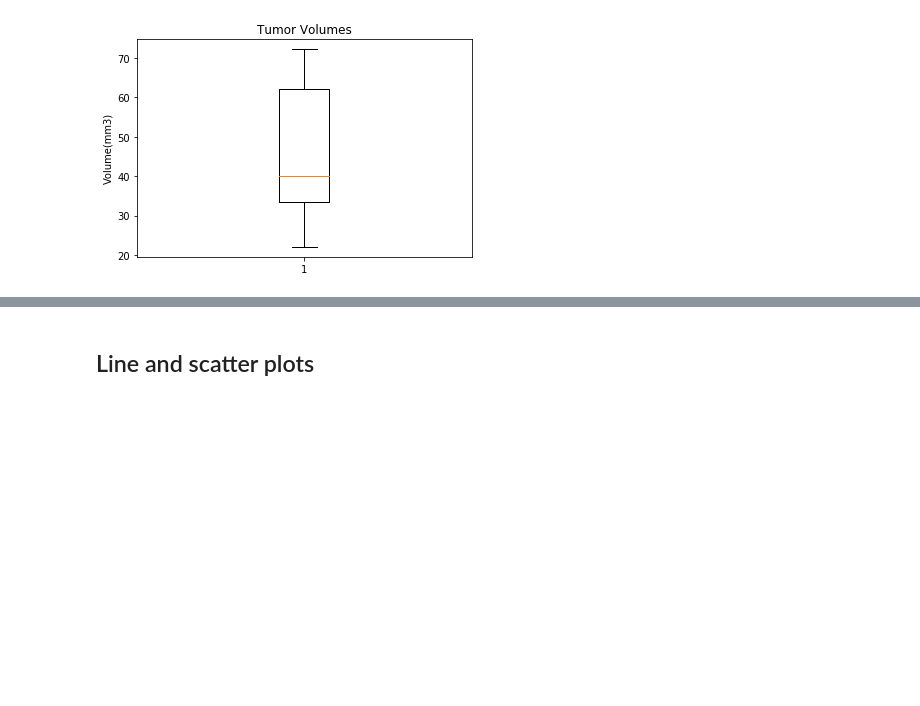
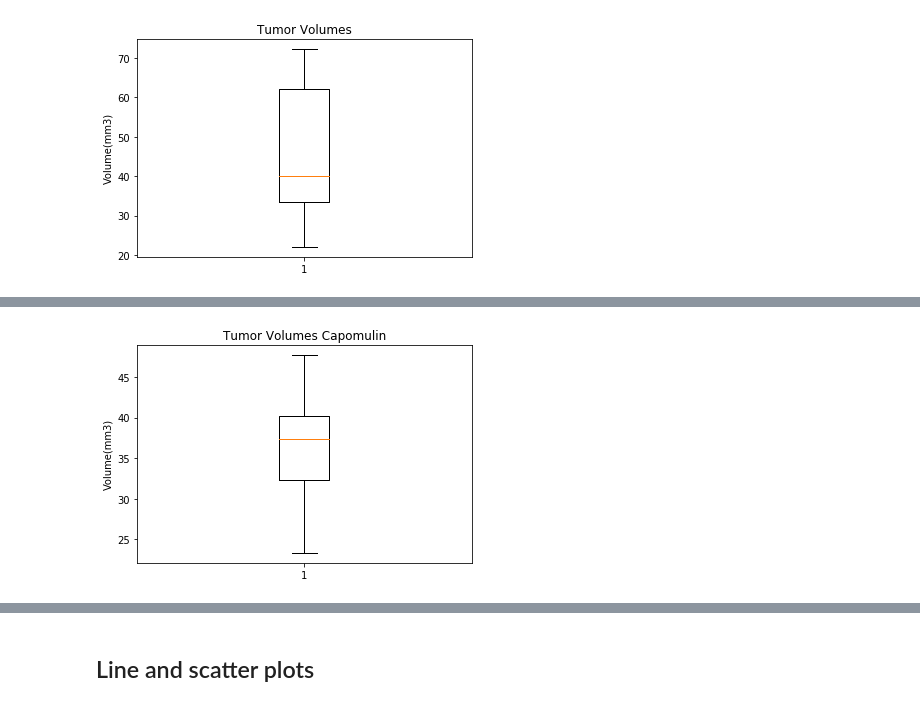
Before and after one commit to fkarimov69/Matplotlib-challenge, a Jupyter notebook: Pymaceuticals/DraftHW.ipynb, the cells around one changed output, grey strips where cells are left out. Cells and saved outputs as stored; diff of their text form; code cells hidden in the pictures; blank space fills up the shorter version.

```diff
--- a/Pymaceuticals/DraftHW.ipynb
+++ b/Pymaceuticals/DraftHW.ipynb
@@ -442,3 +387,7 @@ ax1.boxplot(fin_tumor_bp)
 plt.show()
 # %% [output]
 [figure]
+# %%
+#Generate separate Box plots for 4 most promising Regimens
+tumor_df=fin_tumor_df.reset_index()
+tumor_df
@@ -444,0 +408,4 @@ plt.show()
+# %%
+#df for Capomulin
+capom_tumor=tumor_df[tumor_df['Drug Regimen']=='Capomulin']
+capom_tumor
@@ -444,0 +468,10 @@ plt.show()
+# %%
+#Box plot for Capomulin
+capom_bp=capom_tumor['Tumor Volume (mm3)']
+fig1,ax1=plt.subplots()
+ax1.set_title('Tumor Volumes Capomulin')
+ax1.set_ylabel('Volume(mm3)')
+ax1.boxplot(capom_bp)
+plt.show()
+# %% [output]
+[figure, added]
```
Also changed, not shown: parts of 22 cells of this notebook.
